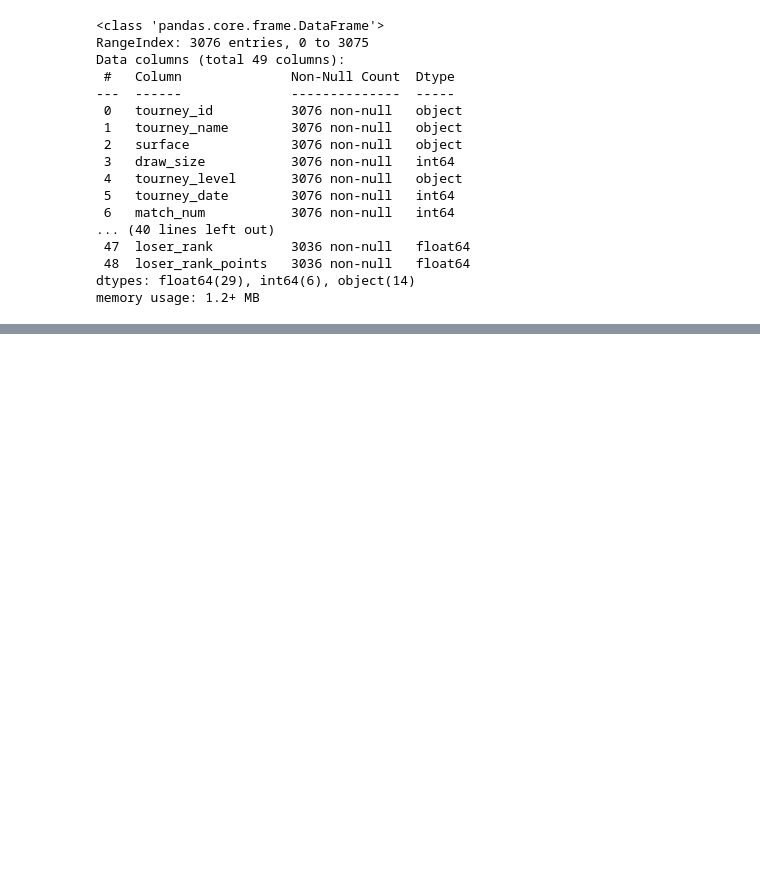
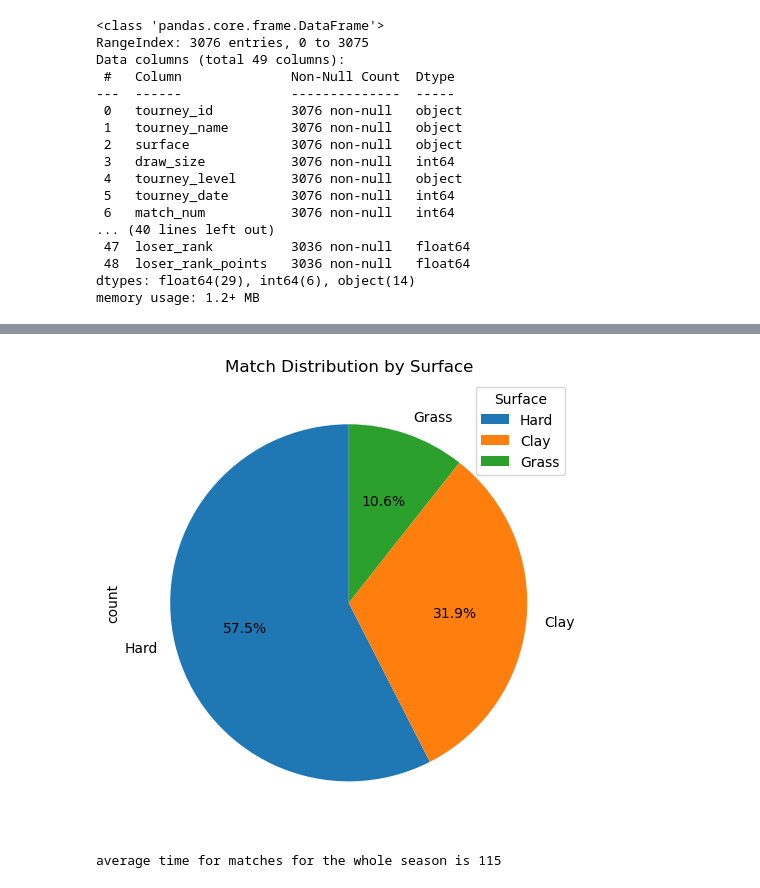
Before and after one commit to AbdelrahmanElEkiaby/Atp_2024_Season_Analysis, a Jupyter notebook: Analysis_code.ipynb, the cells around one changed output, grey strips where cells are left out. Drawn from its saved outputs; the diff is of its cells as text; code cells hidden in the pictures; blank space fills up the shorter version.

Commit message:
surface and avgtime analysis

```diff
--- a/Analysis_code.ipynb
+++ b/Analysis_code.ipynb
@@ -16,8 +16,9 @@ import numpy as np
 import matplotlib.pyplot as plt
 # %%
 ##reading the data
-tf = pd.read_csv('atp_matches_2024.csv')
-tf.head()
+df = pd.read_csv('atp_matches_2024.csv')
+df2 = pd.read_csv('atp_rankings_current.csv')
+df.head()
 # %% [output]
 |  | tourney_id | tourney_name | surface | draw_size | tourney_level | tourney_date | match_num | winner_id | ... |
 | 0 | 2024-0339 | Brisbane | Hard | 32 | A | 20240101 | 300 | 105777 | ... |
@@ -48,0 +64,23 @@ memory usage: 1.2+ MB
+# %%
+fig, ax = plt.subplots(figsize=(5, 5))
+
+df['surface'].value_counts().plot(
+    kind='pie', # type of visulization
+    autopct='%1.1f%%',      # show percentages
+    startangle=90         # better orientation
+)
+ax.set_title('Match Distribution by Surface')
+plt.legend(
+    title='Surface',
+    loc='best' # location of the legend
+)
+plt.tight_layout()
+plt.show()
+# %% [output]
+[figure, added]
+# %%
+# average time for matches for the whole season
+avg_time= df['minutes'].mean()
+print(f'average time for matches for the whole season is {int(avg_time)}')
+# %% [output]
+average time for matches for the whole season is 115
```
Also changed, not shown: parts of 6 cells of this notebook.
